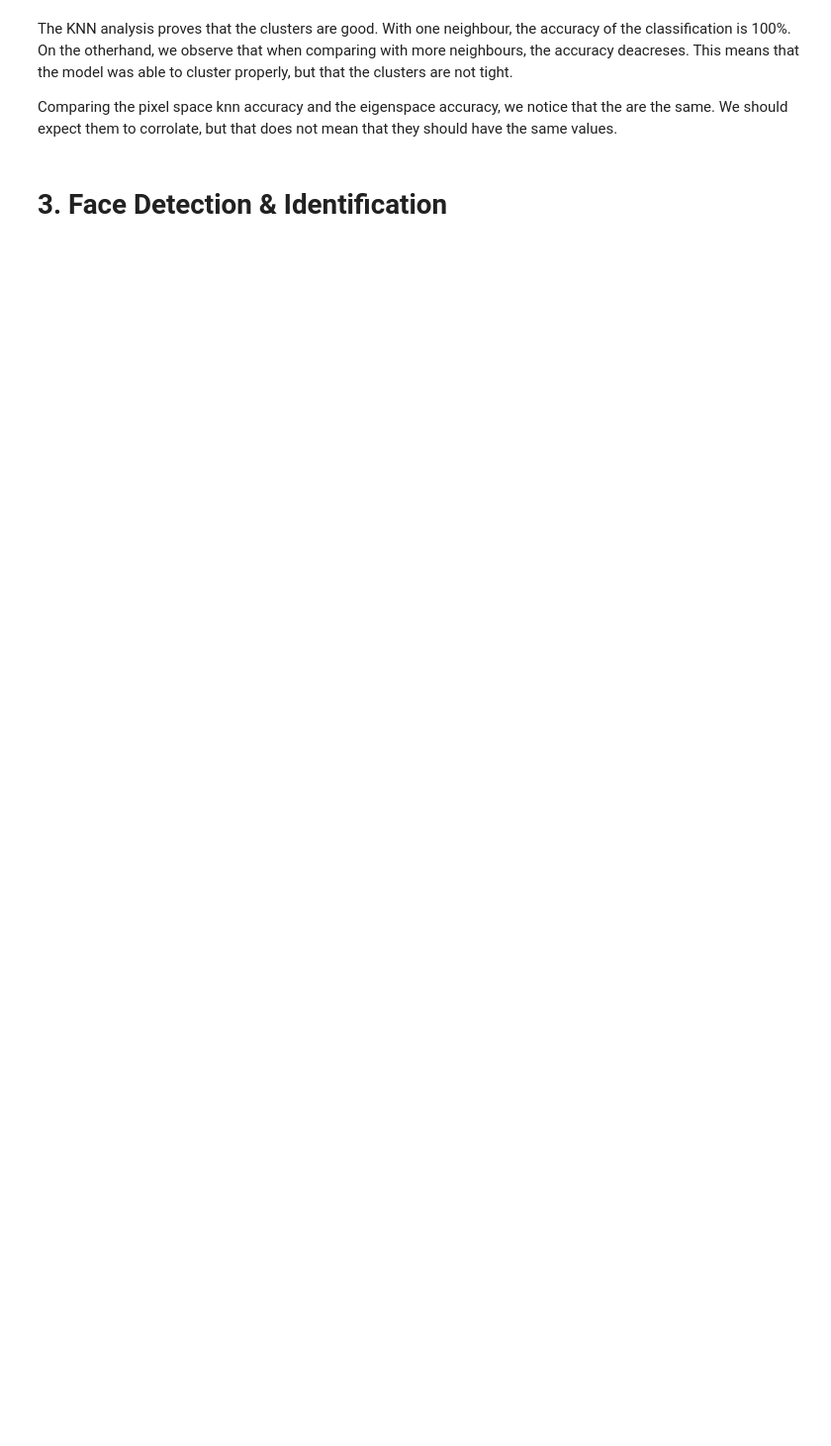
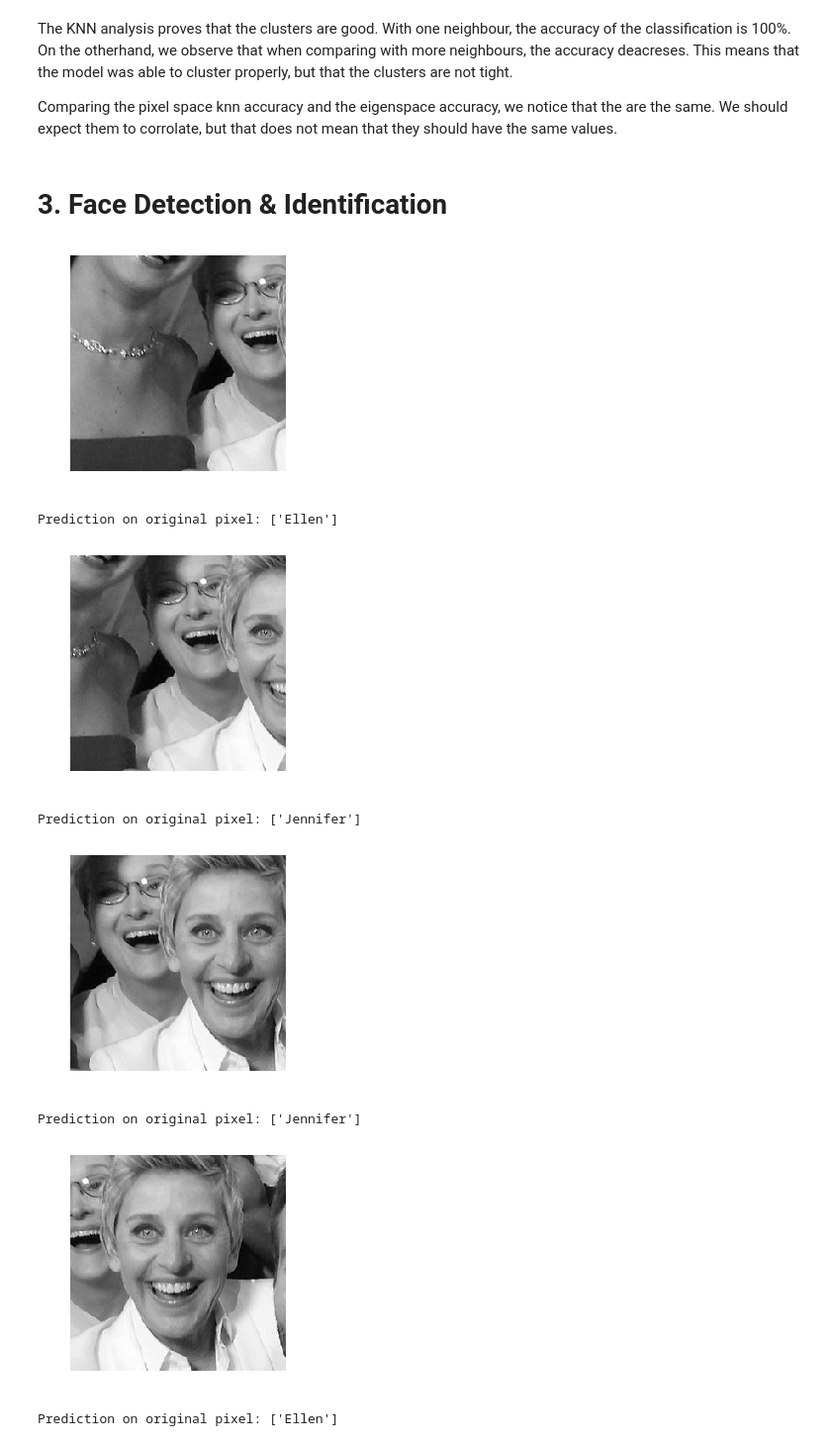
Before and after one commit to tristantoupin/ECSE415-ComputerVision, a Jupyter notebook: 4_assignment/notebook.ipynb, the cells around one changed output. Shown at 99% size. Drawn from its saved outputs; the diff is of its cells as text; code cells hidden in the pictures; blank space fills up the shorter version.

```diff
--- a/4_assignment/notebook.ipynb
+++ b/4_assignment/notebook.ipynb
@@ -182,15 +182,15 @@ Eigenspace accuracy: 1.0
 ### k = 3
 # %%
 # original pixel
-model_orig = KNeighborsClassifier(n_neighbors=3, metric='euclidean')
-model_orig.fit(X_tr, y_tr)
-pred = model_orig.predict(X_tr)
-print("Pixel space accuracy:", accuracy_score(y_tr, pred))
+model_orig_3 = KNeighborsClassifier(n_neighbors=3, metric='euclidean')
+model_orig_3.fit(X_tr, y_tr)
+pred_orig_3 = model_orig_3.predict(X_tr)
+print("Pixel space accuracy:", accuracy_score(y_tr, pred_orig_3))
 
 
 # eigenspace
-model_eig = KNeighborsClassifier(n_neighbors=3, metric='euclidean')
-model_eig.fit(x_pca, y_tr)
-pred = model_eig.predict(x_pca)
-print("Eigenspace accuracy:", accuracy_score(y_tr, pred))
+model_eig_3 = KNeighborsClassifier(n_neighbors=3, metric='euclidean')
+model_eig_3.fit(x_pca, y_tr)
+pred_eig_3 = model_eig_3.predict(x_pca)
+print("Eigenspace accuracy:", accuracy_score(y_tr, pred_eig_3))
 # %% [output]
@@ -202,3 +202,40 @@ The KNN analysis proves that the clusters are good. With one neighbour, the accu
 Comparing the pixel space knn accuracy and the eigenspace accuracy, we notice that the are the same. We should expect them to corrolate, but that does not mean that they should have the same values.
 # %% [markdown]
 # 3. Face Detection & Identification
+# %%
+def find_faces(img, model, trans_tr, kernel_size = (s, s), step_size = 70, thr = 200):
+    w, h = img.shape
+    min_ = 999999999999
+    faces = []
+    for x in range(0, w - kernel_size[0], step_size):
+        for y in range(0, h - kernel_size[1], step_size):
+            curr = img[x: x + kernel_size[0], y: y + kernel_size[1]]
+            curr = cv2.resize(curr, kernel_size).reshape(kernel_size)
+
+
+            trans = model.transform([curr.reshape(kernel_size[0]**2)])
+            b = np.dot(trans, trans_tr[0] + trans_tr[1] + trans_tr[2])
+            a = b - curr
+
+            dist = (np.linalg.norm(a)/10000000)**2
+            if dist < min_:
+                min_ = dist
+
+            if dist < thr:
+                faces.append(curr)
+                plot_images([curr])
+                print("Prediction on original pixel:", model_orig_1.predict([curr.reshape(curr.shape[0]**2)]))
+# %%
+test_pca = PCA().fit(X_tr)
+trans_tr = test_pca.transform(X_tr)
+# %%
+find_faces(group_img, test_pca, trans_tr, step_size = 70, thr = 25000000)
+# %% [output]
+[figure, added]
+Prediction on original pixel: ['Ellen']
+[figure, added]
+Prediction on original pixel: ['Jennifer']
+[figure, added]
+Prediction on original pixel: ['Jennifer']
+[figure, added]
+Prediction on original pixel: ['Ellen']
```
Also changed, not shown: parts of 8 cells of this notebook.
